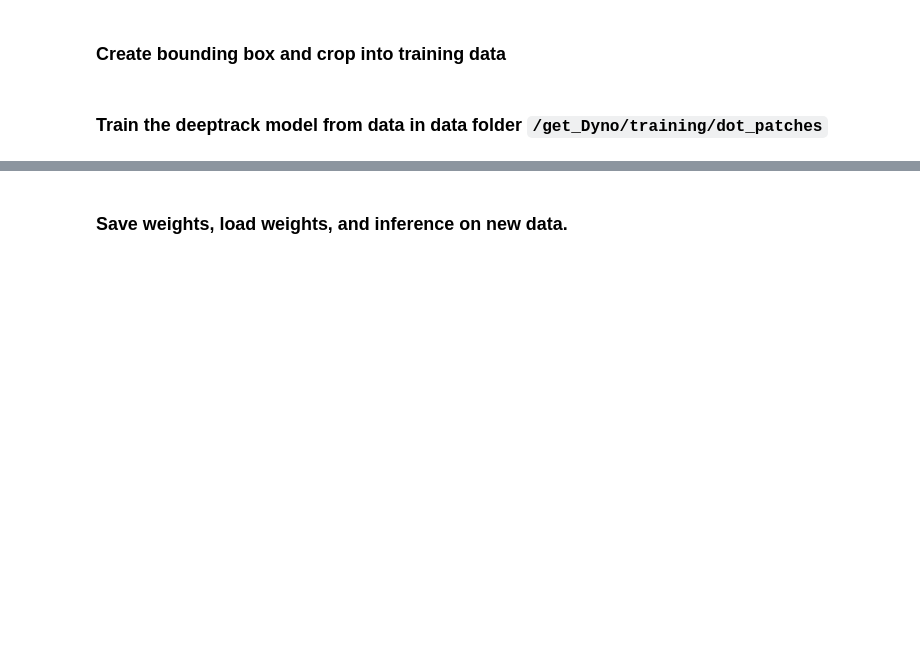
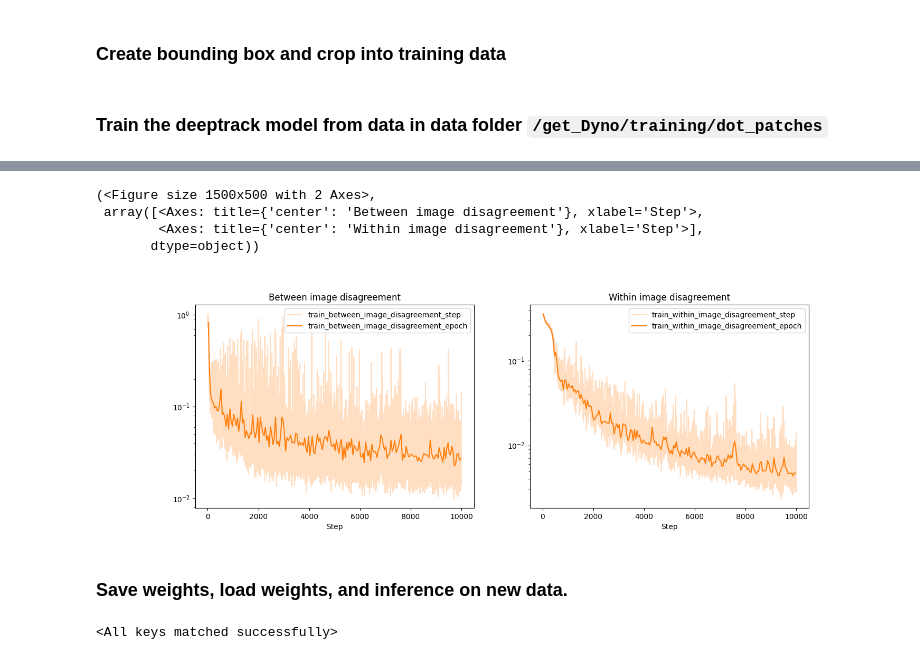
Before and after one commit to poojar25/Distraction1, a Jupyter notebook: Benefit_of_Distraction-master1/get_Dyno/training/ProcessPointData.ipynb, the cells around one changed output, grey strips where cells are left out. Drawn from its saved outputs; the diff is of its cells as text; code cells hidden in the pictures; blank space fills up the shorter version.

Commit message:
update DeepTrackUtils and Notebook Demo

```diff
--- a/Benefit_of_Distraction-master1/get_Dyno/training/ProcessPointData.ipynb
+++ b/Benefit_of_Distraction-master1/get_Dyno/training/ProcessPointData.ipynb
@@ -153,31 +153,38 @@ import torch
 import deeptrack as dt
 import deeptrack.deeplay as dl
 import glob
+import random
+import imageio.v2 as imageio
 
 image_patches_dir = "~/NSF_Project/Distraction1/Benefit_of_Distraction-master1/get_Dyno/training/"
 image_files = sorted(glob.glob(os.path.join(os.path.expanduser(image_patches_dir), "dot_patches" + "/*.png")))
 
 dataset = dt.sources.ImageFolder(root=os.path.join(os.path.expanduser(image_patches_dir), "dot_patches"))
 
-test_image = cv2.imread(image_files[0])
+test_image = cv2.imread(image_files[100])
 
 print(f"Dataset contains {len(dataset)} images")
 # for item in dataset:
 #     print(item["path"])
 print("Train classes:", dataset.classes)
 
+
+def sample_image():
+    path = random.choice(image_files)
+    return imageio.imread(path)
+
 training_pipeline = (
-    dt.Value(test_image)          # load image from disk
-    >> dt.Resize((32, 32))                   # enforce fixed size
-    >> dt.Multiply(lambda: np.random.uniform(0.9, 1.1))
-    >> dt.Add(lambda: np.random.uniform(-0.1, 0.1))
-    >> dt.NormalizeMinMax(0.0, 1.0)           # IMPORTANT for LodeSTAR
+    dt.Value(sample_image)          # load image from disk
+    >> dt.Resize((28, 28))                   # enforce fixed size
+    # >> dt.Gaussian(sigma=lambda:np.random.uniform(0, 0.2))
+    # >> dt.Multiply(lambda: np.random.uniform(0.6, 1.2))
+    >> dt.NormalizeStandard()           # IMPORTANT for LodeSTAR
     >> dt.MoveAxis(-1, 0)                     # HWC → CHW
     >> dt.pytorch.ToTensor(dtype=torch.float32)
 )
 
 training_dataset = dt.pytorch.Dataset(training_pipeline, length=400,
-                                      replace=True)
+                                      replace=False)
 
 tracker = DeepTrackUtils.DeepTrackTracker(
     n_transforms=4,
@@ -187,10 +194,10 @@ tracker = DeepTrackUtils.DeepTrackTracker(
 )
 
 
-tracker.train(
+model, trainer = tracker.train(
     training_dataset,
     batch_size=8,
-    max_epochs=5,
+    max_epochs=200,
 )
 # %% [output]
 Dataset contains 231 images
@@ -237,11 +224,17 @@ LodeSTAR(
+# %%
+trainer.history.plot()
+# %% [output]
+(<Figure size 1500x500 with 2 Axes>,
+ array([<Axes: title={'center': 'Between image disagreement'}, xlabel='Step'>,
+        <Axes: title={'center': 'Within image disagreement'}, xlabel='Step'>],
+       dtype=object))
+[figure, added]
 # %% [markdown]
 ### Save weights, load weights, and inference on new data.
 # %%
-tracker.save_weights("weights.h5")
-tracker = DeepTrackUtils.DeepTrackTracker(
-    n_transforms=4,
-    lr=1e-4,
-    capacity=500,
-    max_distance=10,
-)
-tracker.load_weights("weights.h5")
+torch.save(model.state_dict(), "./vitrack_tracker_weights.pth")
+
+tracker_test = DeepTrackUtils.DeepTrackTracker()
+tracker_test.model.load_state_dict(torch.load("./vitrack_tracker_weights.pth"))
+# %% [output]
+<All keys matched successfully>
```
Also changed, not shown: parts of 7 cells of this notebook, 3 other files.
